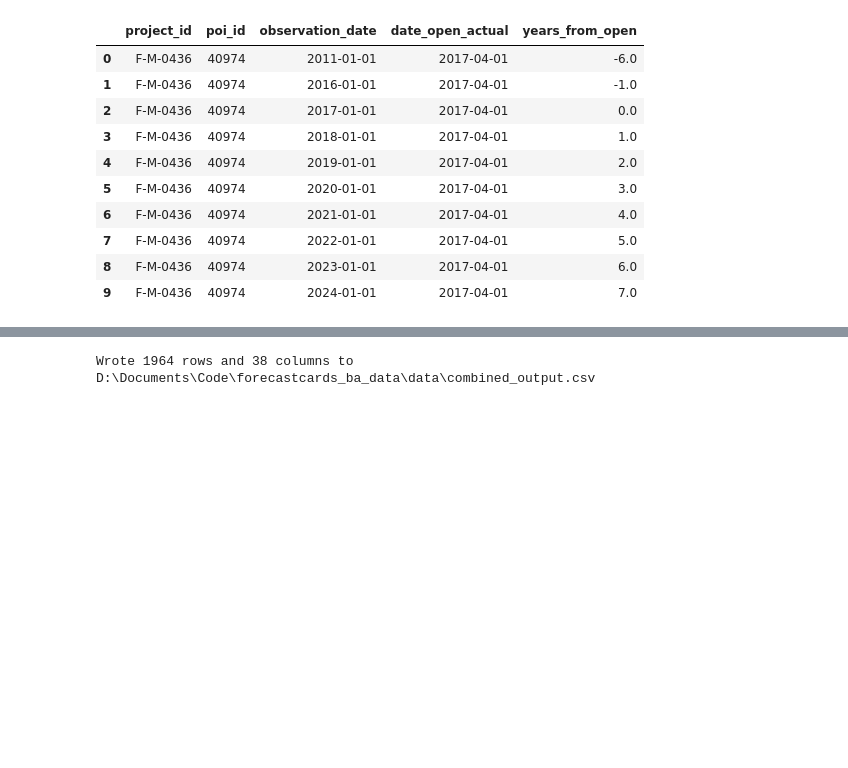
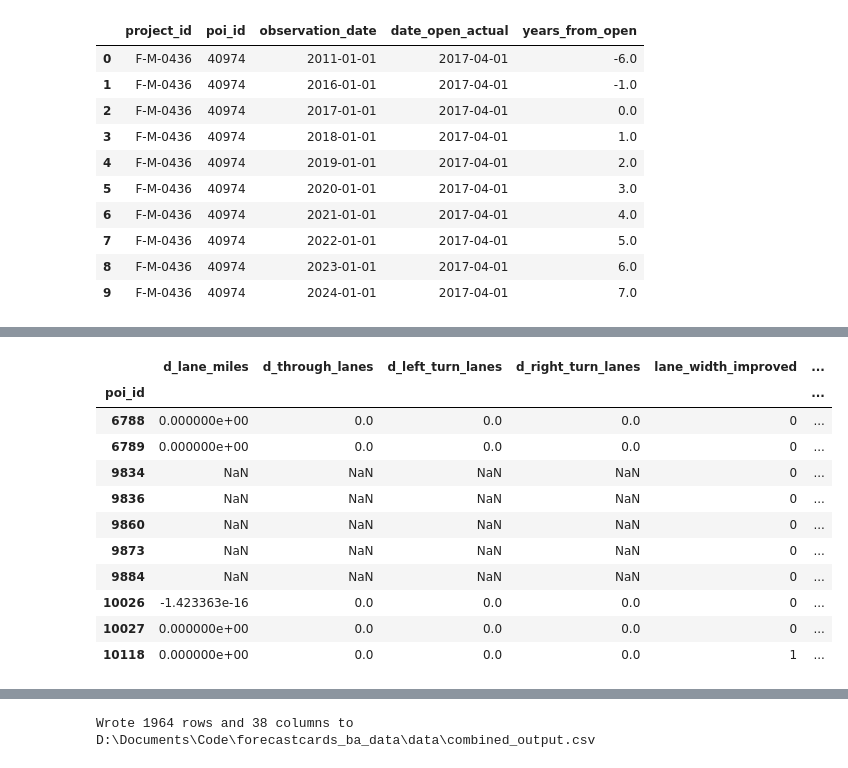
Before and after one commit to uky-transport-data-science/forecastcards_v2, a Jupyter notebook: forecastcards/notebooks/Estimator_Sheet.ipynb, the cells around one changed output, grey strips where cells are left out. Cells and saved outputs as stored; diff of their text form; code cells hidden in the pictures; blank space fills up the shorter version.

```diff
--- a/forecastcards/notebooks/Estimator_Sheet.ipynb
+++ b/forecastcards/notebooks/Estimator_Sheet.ipynb
@@ -260,0 +305,74 @@ master_df[[
+# %%
+# Per-POI before/after geometry, used both for Ceng (post-construction geometry)
+# and for the Delta/indicator variables in the exponential multiplier.
+GEOM_COLS = [
+    "through_lanes", "lane_width", "left_turn_lanes", "right_turn_lanes",
+    "shoulder_width", "express_hov_hot_lanes", "speed_limit_mph",
+    "signals_per_mile", "stop_signs_per_mile", "segment_length_miles",
+]
+for c in GEOM_COLS:
+    master_df[c] = pd.to_numeric(master_df[c], errors="coerce")
+
+geom_by_period = (
+    master_df.groupby(["poi_id", "before_or_after"])[GEOM_COLS].mean().unstack("before_or_after")
+)
+
+def pre(col):
+    return geom_by_period[col]["before"] if "before" in geom_by_period[col] else np.nan
+
+def post(col):
+    return geom_by_period[col]["after"] if "after" in geom_by_period[col] else np.nan
+
+# post-construction functional class / area type, used for Ceng flow-type and AT level
+_after_rows = master_df[master_df["before_or_after"] == "after"]
+fc_post = _after_rows.groupby("poi_id")["functional_class"].agg(lambda s: s.mode().iloc[0] if len(s.mode()) else None)
+at_post = _after_rows.groupby("poi_id")["area_type"].agg(lambda s: s.mode().iloc[0] if len(s.mode()) else None)
+
+poi = pd.DataFrame(index=geom_by_period.index)
+
+# --- geometry deltas (post - pre / pre) ---
+lane_miles_pre = pre("through_lanes") * pre("segment_length_miles")
+lane_miles_post = post("through_lanes") * post("segment_length_miles")
+poi["d_lane_miles"] = (lane_miles_post - lane_miles_pre) / lane_miles_pre
+poi["d_through_lanes"] = post("through_lanes") - pre("through_lanes")
+poi["d_left_turn_lanes"] = post("left_turn_lanes") - pre("left_turn_lanes")
+poi["d_right_turn_lanes"] = post("right_turn_lanes") - pre("right_turn_lanes")
+
+# --- 0/1 indicators (W, E, S, SL) ---
+poi["lane_width_improved"] = (post("lane_width") > pre("lane_width")).astype("Int64")
+poi["express_lane_added"] = (post("express_hov_hot_lanes") > pre("express_hov_hot_lanes")).astype("Int64")
+poi["shoulder_widened"] = (post("shoulder_width") > pre("shoulder_width")).astype("Int64")
+poi["speed_limit_increased"] = (post("speed_limit_mph") > pre("speed_limit_mph")).astype("Int64")
+
+# --- functional class improvement (F): no ranking data, so left at 0 unless enriched later ---
+poi["functional_class_improved"] = 0
+
+# --- levels used directly (SIG, AT), from post-construction state ---
+poi["signals_per_mile_post"] = post("signals_per_mile")
+poi["stop_signs_per_mile_post"] = post("stop_signs_per_mile")
+poi["through_lanes_post"] = post("through_lanes")
+poi["lane_width_post"] = post("lane_width")
+poi["speed_limit_post"] = post("speed_limit_mph")
+poi["functional_class_post"] = fc_post
+poi["area_type_post"] = at_post
+poi["area_type_level"] = at_post.astype(str).str.strip().str.lower().isin(["urban", "suburban"]).astype(int)
+
+# --- demand delta: mean AADT pre vs post per POI ---
+aadt_obs = master_df[master_df["observation_unit"] == "AADT"]
+aadt_by_period = aadt_obs.groupby(["poi_id", "before_or_after"])["observation_value"].mean().unstack("before_or_after")
+poi["d_ln_aadt"] = np.log(aadt_by_period["after"] / aadt_by_period["before"])
+
+poi.head(10)
+# %% [output]
+|  | d_lane_miles | d_through_lanes | d_left_turn_lanes | d_right_turn_lanes | lane_width_improved | ... |
+| poi_id |  |  |  |  |  | ... |
+| 6788 | 0.000000e+00 | 0.0 | 0.0 | 0.0 | 0 | ... |
+| 6789 | 0.000000e+00 | 0.0 | 0.0 | 0.0 | 0 | ... |
+| 9834 | NaN | NaN | NaN | NaN | 0 | ... |
+| 9836 | NaN | NaN | NaN | NaN | 0 | ... |
+| 9860 | NaN | NaN | NaN | NaN | 0 | ... |
+| 9873 | NaN | NaN | NaN | NaN | 0 | ... |
+| 9884 | NaN | NaN | NaN | NaN | 0 | ... |
+| 10026 | -1.423363e-16 | 0.0 | 0.0 | 0.0 | 0 | ... |
+| 10027 | 0.000000e+00 | 0.0 | 0.0 | 0.0 | 0 | ... |
+| 10118 | 0.000000e+00 | 0.0 | 0.0 | 0.0 | 1 | ... |
```
Also changed, not shown: parts of 11 cells of this notebook, 2 other files.
